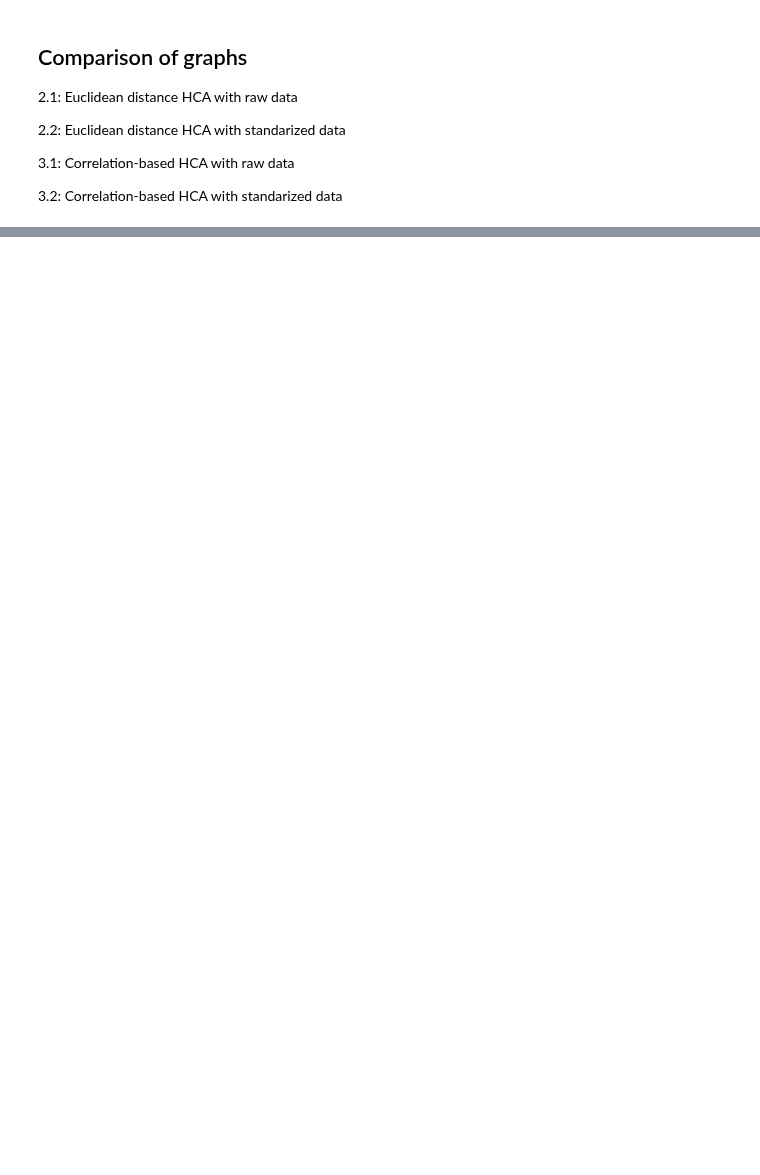
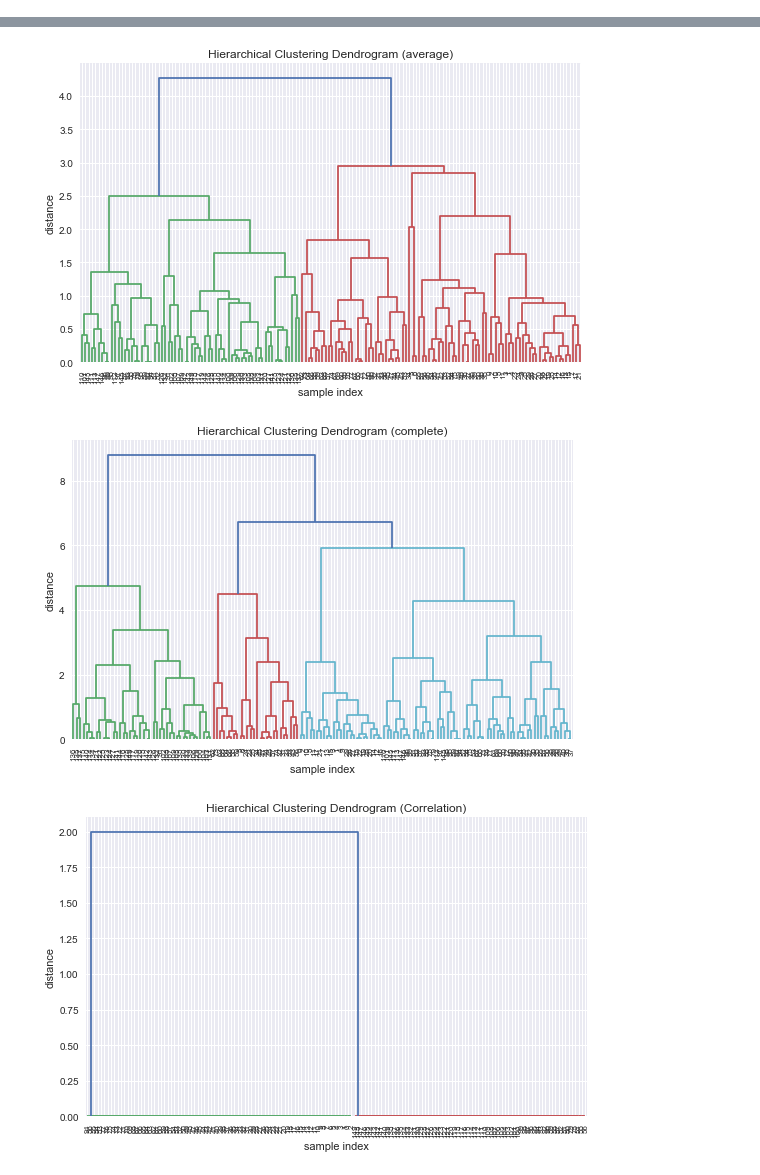
Before and after one commit to miaoever/IOT, a Jupyter notebook: Standup 4/HCA.ipynb, the cells around one changed output, grey strips where cells are left out. Cells and saved outputs as stored; diff of their text form; code cells hidden in the pictures; blank space fills up the shorter version.

```diff
--- a/Standup 4/HCA.ipynb
+++ b/Standup 4/HCA.ipynb
@@ -246,9 +162,3 @@ hca(data_scaled,'correlation')
-# %% [markdown]
-## Comparison of graphs
-2.1: Euclidean distance HCA with raw data
-
-2.2: Euclidean distance HCA with standarized data
-
-3.1: Correlation-based HCA with raw data
-
-3.2: Correlation-based HCA with standarized data
+# %%
+hca(pca_data,'euclidean')
+# %% [output]
@@ -254,0 +169,3 @@ hca(data_scaled,'correlation')
+[figure, added]
+[figure, added]
+[figure, added]
```
Also changed, not shown: parts of 22 cells of this notebook.
